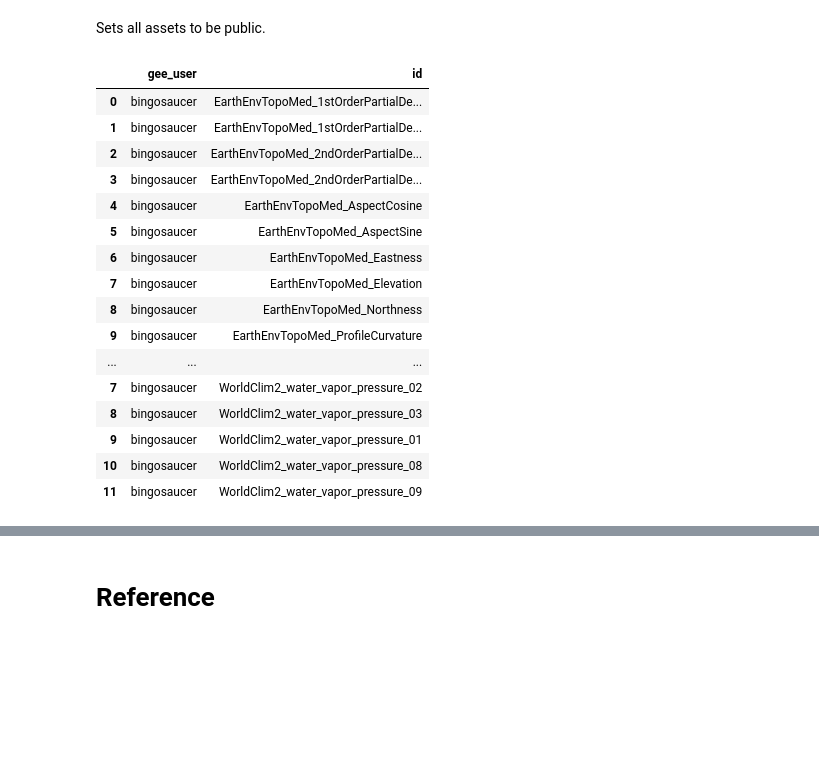
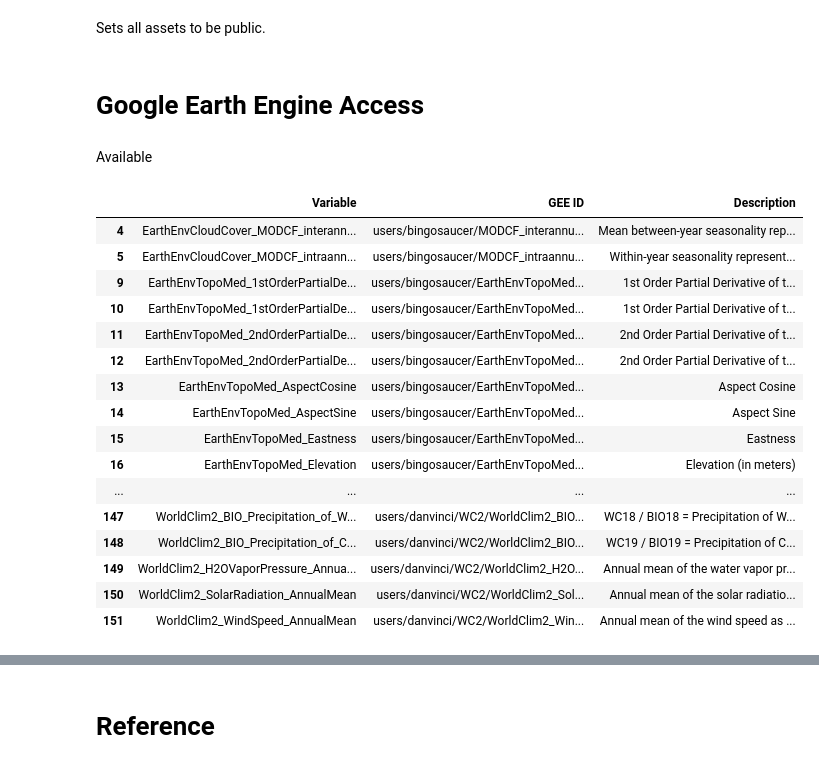
Before and after one commit to qAp/earthshotsoil, a Jupyter notebook: nbs/01_environ_covariates.ipynb, the cells around one changed output, grey strips where cells are left out. Drawn from its saved outputs; the diff is of its cells as text; code cells hidden in the pictures; blank space fills up the shorter version.

```diff
--- a/nbs/01_environ_covariates.ipynb
+++ b/nbs/01_environ_covariates.ipynb
@@ -180,3 +170,2 @@ After uploading to GEE, set `gee_user`:
 # %%
-is_topo = ENCOV.id.apply(lambda o: o.startswith('EarthEnvTopoMed'))
-ENCOV.loc[is_topo, 'gee_user'] = 'bingosaucer'
+is_topo = ENCOV.Variable.apply(lambda o: str(o).startswith('EarthEnvTopoMed'))
@@ -525,23 +431,29 @@ for _, r in tqdm(available.iterrows()):
              f'users/{r.gee_user}/{r.id}'])
     except subprocess.CalledProcessError:
         continue
-# %%
-available[['gee_user', 'id']].reset_index(drop=True`)
-# %% [output]
-|  | gee_user | id |
-| 0 | bingosaucer | EarthEnvTopoMed_1stOrderPartialDe... |
-| 1 | bingosaucer | EarthEnvTopoMed_1stOrderPartialDe... |
-| 2 | bingosaucer | EarthEnvTopoMed_2ndOrderPartialDe... |
-| 3 | bingosaucer | EarthEnvTopoMed_2ndOrderPartialDe... |
-| 4 | bingosaucer | EarthEnvTopoMed_AspectCosine |
-| 5 | bingosaucer | EarthEnvTopoMed_AspectSine |
-| 6 | bingosaucer | EarthEnvTopoMed_Eastness |
-| 7 | bingosaucer | EarthEnvTopoMed_Elevation |
-| 8 | bingosaucer | EarthEnvTopoMed_Northness |
-| 9 | bingosaucer | EarthEnvTopoMed_ProfileCurvature |
-| ... | ... | ... |
-| 7 | bingosaucer | WorldClim2_water_vapor_pressure_02 |
-| 8 | bingosaucer | WorldClim2_water_vapor_pressure_03 |
-| 9 | bingosaucer | WorldClim2_water_vapor_pressure_01 |
-| 10 | bingosaucer | WorldClim2_water_vapor_pressure_08 |
-| 11 | bingosaucer | WorldClim2_water_vapor_pressure_09 |
+# %% [markdown]
+# Google Earth Engine Access
+# %% [markdown]
+Available
+# %%
+pd.set_option('display.max_rows', None)
+pd.set_option('display.max_colwidth', None)
+ENCOV[ENCOV['GEE ID'].notnull()][['Variable', 'GEE ID', 'Description']]
+# %% [output]
+|  | Variable | GEE ID | Description |
+| 4 | EarthEnvCloudCover_MODCF_interann... | users/bingosaucer/MODCF_interannu... | Mean between-year seasonality rep... |
+| 5 | EarthEnvCloudCover_MODCF_intraann... | users/bingosaucer/MODCF_intraannu... | Within-year seasonality represent... |
+| 9 | EarthEnvTopoMed_1stOrderPartialDe... | users/bingosaucer/EarthEnvTopoMed... | 1st Order Partial Derivative of t... |
+| 10 | EarthEnvTopoMed_1stOrderPartialDe... | users/bingosaucer/EarthEnvTopoMed... | 1st Order Partial Derivative of t... |
+| 11 | EarthEnvTopoMed_2ndOrderPartialDe... | users/bingosaucer/EarthEnvTopoMed... | 2nd Order Partial Derivative of t... |
+| 12 | EarthEnvTopoMed_2ndOrderPartialDe... | users/bingosaucer/EarthEnvTopoMed... | 2nd Order Partial Derivative of t... |
+| 13 | EarthEnvTopoMed_AspectCosine | users/bingosaucer/EarthEnvTopoMed... | Aspect Cosine |
+| 14 | EarthEnvTopoMed_AspectSine | users/bingosaucer/EarthEnvTopoMed... | Aspect Sine |
+| 15 | EarthEnvTopoMed_Eastness | users/bingosaucer/EarthEnvTopoMed... | Eastness |
+| 16 | EarthEnvTopoMed_Elevation | users/bingosaucer/EarthEnvTopoMed... | Elevation (in meters) |
+| ... | ... | ... | ... |
+| 147 | WorldClim2_BIO_Precipitation_of_W... | users/danvinci/WC2/WorldClim2_BIO... | WC18 / BIO18 = Precipitation of W... |
+| 148 | WorldClim2_BIO_Precipitation_of_C... | users/danvinci/WC2/WorldClim2_BIO... | WC19 / BIO19 = Precipitation of C... |
+| 149 | WorldClim2_H2OVaporPressure_Annua... | users/danvinci/WC2/WorldClim2_H2O... | Annual mean of the water vapor pr... |
+| 150 | WorldClim2_SolarRadiation_AnnualMean | users/danvinci/WC2/WorldClim2_Sol... | Annual mean of the solar radiatio... |
+| 151 | WorldClim2_WindSpeed_AnnualMean | users/danvinci/WC2/WorldClim2_Win... | Annual mean of the wind speed as ... |
```
Also changed, not shown: parts of 41 cells of this notebook.
